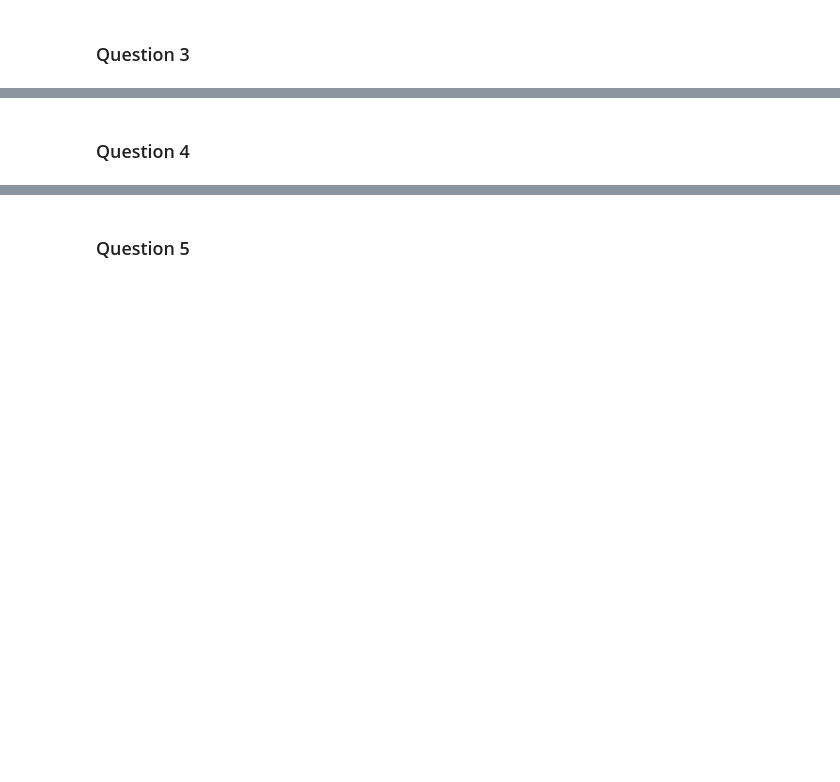
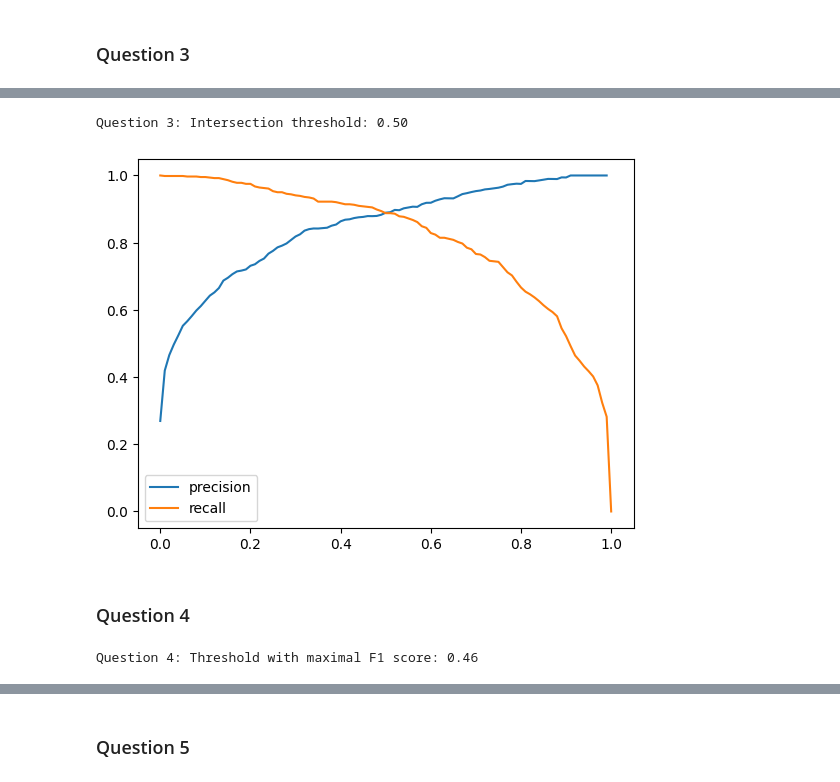
Before and after one commit to el-grudge/mleng-zoomcamp, a Jupyter notebook: week_4/homework_4.ipynb, the cells around one changed output, grey strips where cells are left out. Cells and saved outputs as stored; diff of their text form; code cells hidden in the pictures; blank space fills up the shorter version.

```diff
--- a/week_4/homework_4.ipynb
+++ b/week_4/homework_4.ipynb
@@ -12,6 +12,4 @@ from sklearn.model_selection import KFold
 # %%
 # load the data
-
 file_url = "https://raw.githubusercontent.com/alexeygrigorev/mlbookcamp-code/master/chapter-02-car-price/data.csv"
-data = pd.read_csv(file_url)
-data.head()
+df = pd.read_csv(file_url)
@@ -69,8 +53,8 @@ del df_test['above_average']
 ### Question 1
 # %%
 # distinguishing between numerical and categorical variables
-cat = df_train.columns[df_train.dtypes=='object'].tolist()
-num = df_train.columns[df_train.dtypes!='object'].tolist()
+cat = ['make', 'model', 'transmission_type', 'vehicle_style']
+num = ['year', 'engine_hp', 'engine_cylinders', 'highway_mpg', 'city_mpg']
 # %%
 for c in num:
     auc = roc_auc_score(y_train, df_train[c])
@@ -111,2 +99,26 @@ print(roc_auc_score(y_val, y_pred))
 # %% [markdown]
 ### Question 3
+# %%
+scores = []
+
+thresholds = np.linspace(0, 1, 101)
+
+for t in thresholds:
+    actual_positive = (y_val == 1)
+    actual_negative = (y_val == 0)
+
+    predict_positive = (y_pred >= t)
+    predict_negative = (y_pred < t)
+
+    tp = (predict_positive & actual_positive).sum()
+    tn = (predict_negative & actual_negative).sum()
+
+    fp = (predict_positive & actual_negative).sum()
+    fn = (predict_negative & actual_positive).sum()
+
+    scores.append((t, tp, fp, fn, tn))
+
+columns = ['threshold', 'tp', 'fp', 'fn', 'tn']
+df_scores = pd.DataFrame(scores, columns=columns)
+
+df_scores[::10]
@@ -113,2 +138,19 @@ print(roc_auc_score(y_val, y_pred))
+# %%
+df_scores['p'] = df_scores.tp / (df_scores.tp + df_scores.fp)
+df_scores['r'] = df_scores.tp / (df_scores.tp + df_scores.fn)
+# %%
+intersection_threshold = np.linspace(0.0,1.0,101)[np.argwhere(np.isclose(df_scores['p'], df_scores['r'], atol=0.01))[0,0]]
+print(f"Question 3: Intersection threshold: {intersection_threshold:.2f}")
+# %% [output]
+Question 3: Intersection threshold: 0.50
+# %%
+# INSPECTING THE CURVES:
+plt.plot(df_scores.threshold, df_scores.p, label='precision')
+plt.plot(df_scores.threshold, df_scores.r, label='recall')
+
+plt.legend()
+plt.show()
+# %% [output]
+[figure, added]
 # %% [markdown]
 ### Question 4
@@ -114,0 +159,4 @@ print(roc_auc_score(y_val, y_pred))
+# %%
+print(f"Question 4: Threshold with maximal F1 score: {df_scores.threshold[df_scores['f1']==max(df_scores['f1'])].values[0]}")
+# %% [output]
+Question 4: Threshold with maximal F1 score: 0.46
```
Also changed, not shown: parts of 38 cells of this notebook, 1 other file.
